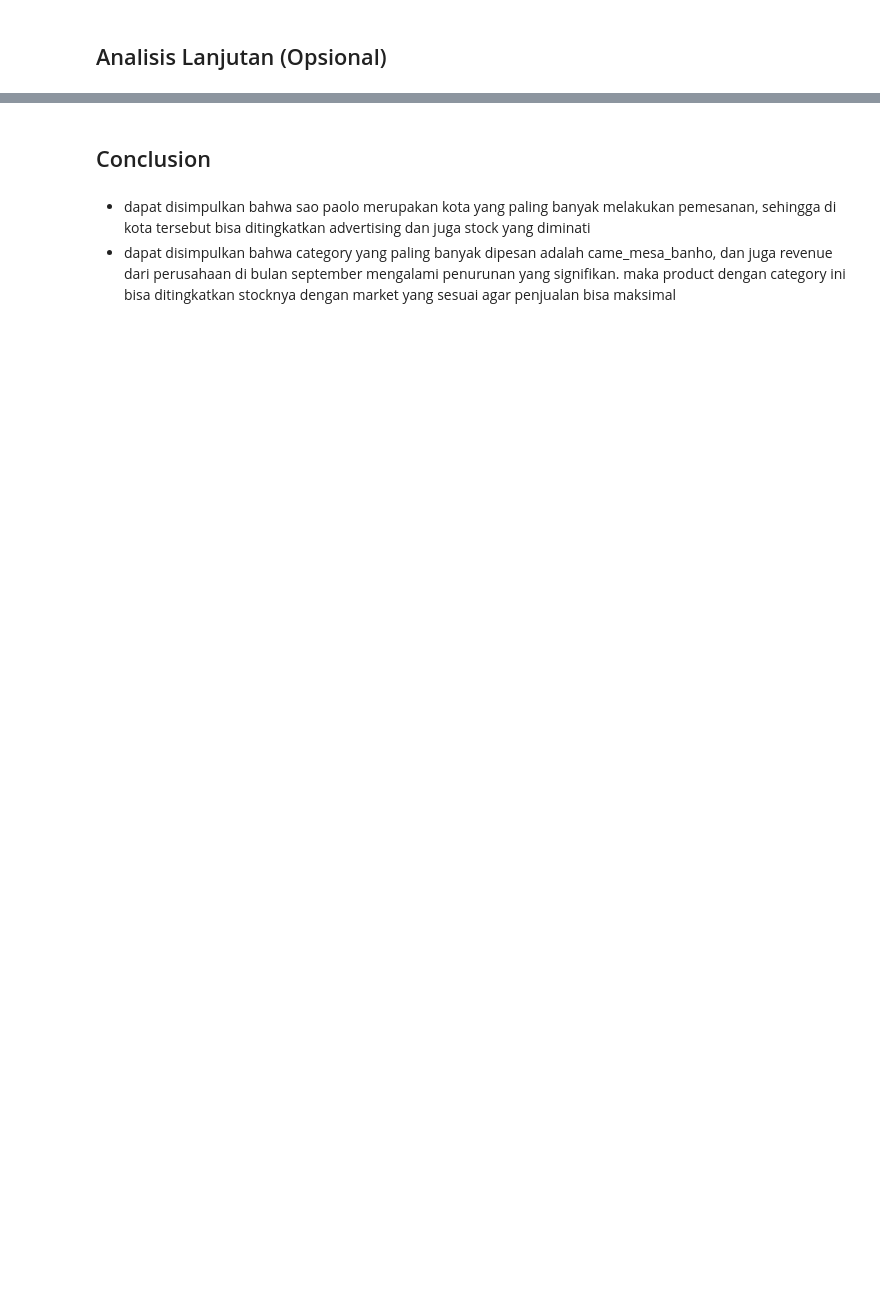
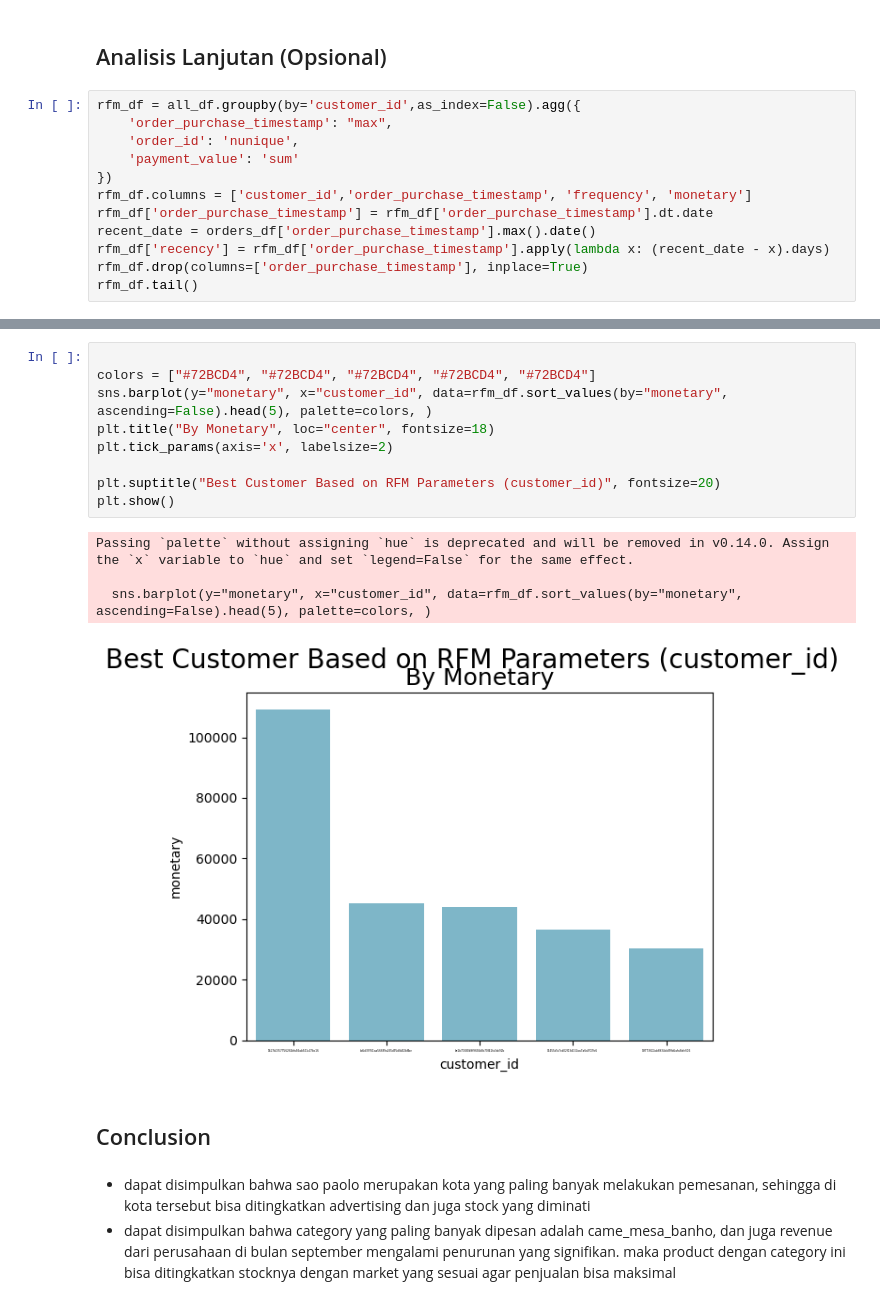
Before and after one commit to mkhsnw/dashboard, a Jupyter notebook: notebook.ipynb, the cells around one changed output, grey strips where cells are left out. Saved outputs shown, nothing was run; the diff lists cells and outputs as text; blank space fills up the shorter version.

```diff
--- a/notebook.ipynb
+++ b/notebook.ipynb
@@ -536,2 +550,14 @@ plt.show()
 # %% [markdown]
 ## Analisis Lanjutan (Opsional)
+# %%
+rfm_df = all_df.groupby(by='customer_id',as_index=False).agg({
+    'order_purchase_timestamp': "max",
+    'order_id': 'nunique',
+    'payment_value': 'sum'
+})
+rfm_df.columns = ['customer_id','order_purchase_timestamp', 'frequency', 'monetary']
+rfm_df['order_purchase_timestamp'] = rfm_df['order_purchase_timestamp'].dt.date
+recent_date = orders_df['order_purchase_timestamp'].max().date()
+rfm_df['recency'] = rfm_df['order_purchase_timestamp'].apply(lambda x: (recent_date - x).days)
+rfm_df.drop(columns=['order_purchase_timestamp'], inplace=True)
+rfm_df.tail()
@@ -538,3 +571,17 @@ plt.show()
+# %%
+
+colors = ["#72BCD4", "#72BCD4", "#72BCD4", "#72BCD4", "#72BCD4"]
+sns.barplot(y="monetary", x="customer_id", data=rfm_df.sort_values(by="monetary", ascending=False).head(5), palette=colors, )
+plt.title("By Monetary", loc="center", fontsize=18)
+plt.tick_params(axis='x', labelsize=2)
+
+plt.suptitle("Best Customer Based on RFM Parameters (customer_id)", fontsize=20)
+plt.show()
+# %% [output]
+Passing `palette` without assigning `hue` is deprecated and will be removed in v0.14.0. Assign the `x` variable to `hue` and set `legend=False` for the same effect.
+
+  sns.barplot(y="monetary", x="customer_id", data=rfm_df.sort_values(by="monetary", ascending=False).head(5), palette=colors, )
+[figure, added]
 # %% [markdown]
 ## Conclusion
 # %% [markdown]
```
Also changed, not shown: parts of 5 cells of this notebook, 3 other files.
